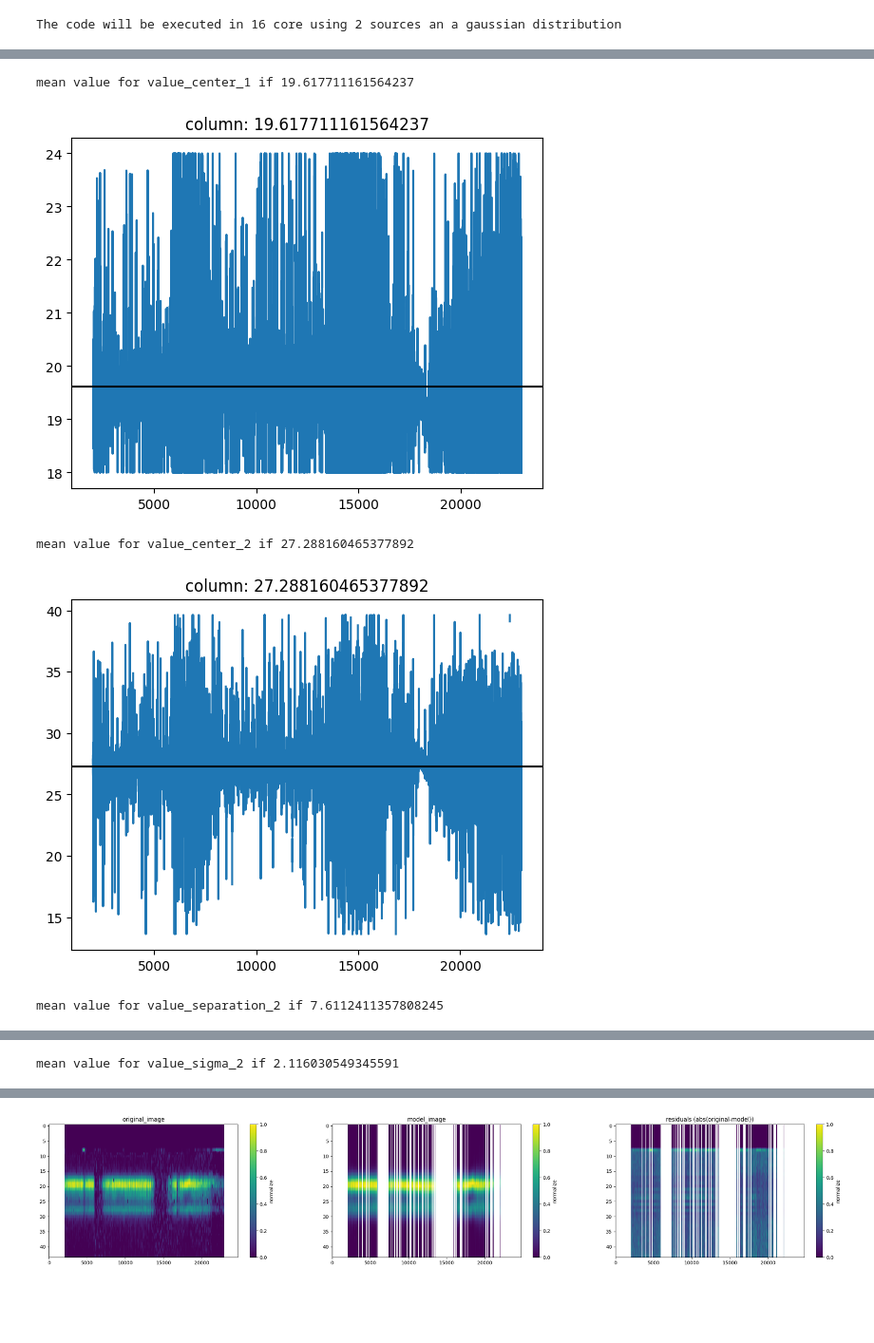
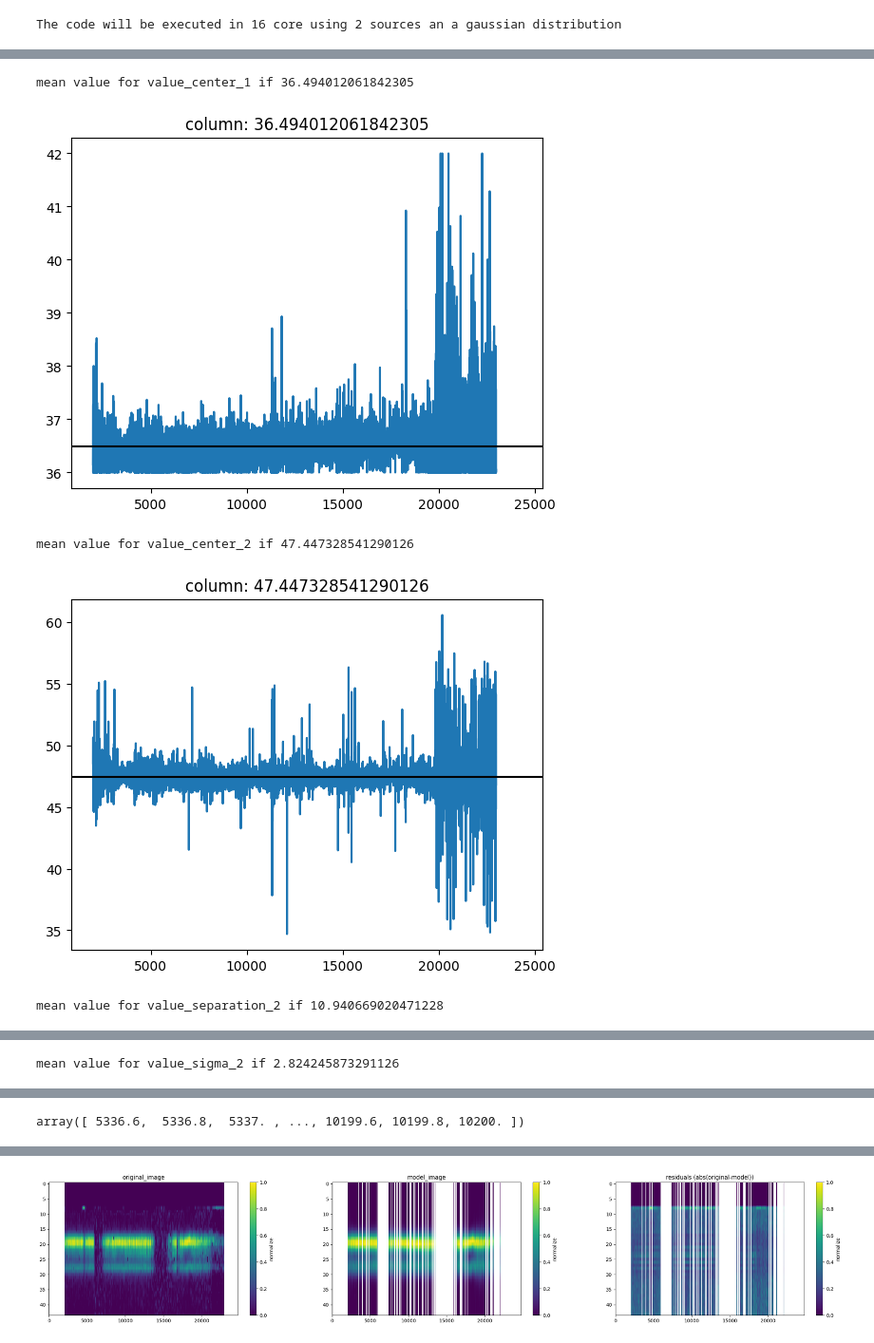
Before and after one commit to felavila/code_for_extraction_2d_spectra, a Jupyter notebook: notebooks/how_to_use_example_xshooter.ipynb, the cells around one changed output, grey strips where cells are left out. Shown at 95% size. Saved outputs shown, nothing was run; the diff lists cells and outputs as text; code cells hidden in the pictures; blank space fills up the shorter version.

```diff
--- a/notebooks/how_to_use_example_xshooter.ipynb
+++ b/notebooks/how_to_use_example_xshooter.ipynb
@@ -21,6 +21,6 @@ import pickle
 # from astropy.io import fits
 # plt.imshow(data/np.nanmax(data,axis=0),aspect="auto",vmin=0,vmax=1)
 # %%
-image_path ="HE0230-2130_A2B_NIR_COR.fits"#os.path.join("0230-2130","UVB","HE0230-2130_A2B_UVB.fits")#"J1036-8544_MAPPED_SCI_MOS.fits"#"J0030-3358_MAPPED_SCI_MOS.fits"#os.path.join("0230-2130","UVB","HE0230-2130_A2B_UVB.fits")#"J0030-3358_MAPPED_SCI_MOS.fits"#"J1036-8544_MAPPED_SCI_MOS.fits"#"#os.path.join("0230-2130","UVB","HE0230-2130_A2B_UVB.fits"),"J0030-3358_MAPPED_SCI_MOS.fits" #"
-Image2d=spectra_2d(image_path,center_cut = 55 ,size_cut=45,verbose=True)
+image_path ="HE0230-2130_A2B_VIS_COR.fits"#os.path.join("0230-2130","UVB","HE0230-2130_A2B_UVB.fits")#"J1036-8544_MAPPED_SCI_MOS.fits"#"J0030-3358_MAPPED_SCI_MOS.fits"#os.path.join("0230-2130","UVB","HE0230-2130_A2B_UVB.fits")#"J0030-3358_MAPPED_SCI_MOS.fits"#"J1036-8544_MAPPED_SCI_MOS.fits"#"#os.path.join("0230-2130","UVB","HE0230-2130_A2B_UVB.fits"),"J0030-3358_MAPPED_SCI_MOS.fits" #"
+Image2d=spectra_2d(image_path,center_cut = 67 ,size_cut=None,verbose=True)
 # %% [output]
@@ -72,12 +81,12 @@ The code will be executed in 16 core using 2 sources an a gaussian distribution
 # %%
-serh_1=spectral_extraction_results_handler(full_result_step_1,conditions={"rsquared":0.8})
+serh_1=spectral_extraction_results_handler(full_result_step_1,conditions={"rsquared":0.8},header=Image2d.header)
 median_c1=serh_1.plot_column("value_center_1")
 median_c2=serh_1.plot_column("value_center_2")
 median_s2=serh_1.plot_column("value_separation_2")
 median_sigma2=serh_1.plot_column("value_sigma_2")
 # %% [output]
-mean value for value_center_1 if 19.617711161564237
+mean value for value_center_1 if 36.494012061842305
-[figure, old version]
+[figure, new version]
-mean value for value_center_2 if 27.288160465377892
+mean value for value_center_2 if 47.447328541290126
-[figure, old version]
+[figure, new version]
-mean value for value_separation_2 if 7.6112411357808245
+mean value for value_separation_2 if 10.940669020471228
@@ -85 +94 @@ mean value for value_separation_2 if 7.6112411357808245
-mean value for value_sigma_2 if 2.116030549345591
+mean value for value_sigma_2 if 2.824245873291126
@@ -87,3 +96,7 @@ mean value for value_sigma_2 if 2.116030549345591
+# %%
+serh_1.wavelength
+# %% [output]
+array([ 5336.6,  5336.8,  5337. , ..., 10199.6, 10199.8, 10200. ])
 # %%
 flux_1 = serh_1.spectras1d['flux_1']
 flux_2 = serh_1.spectras1d['flux_2']
```
Also changed, not shown: parts of 11 cells of this notebook, 1 other file.
